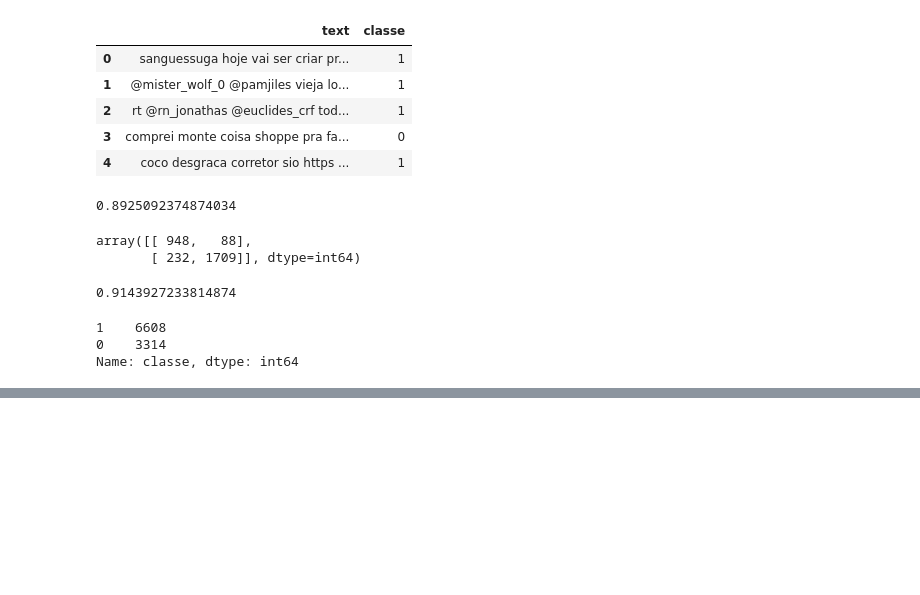
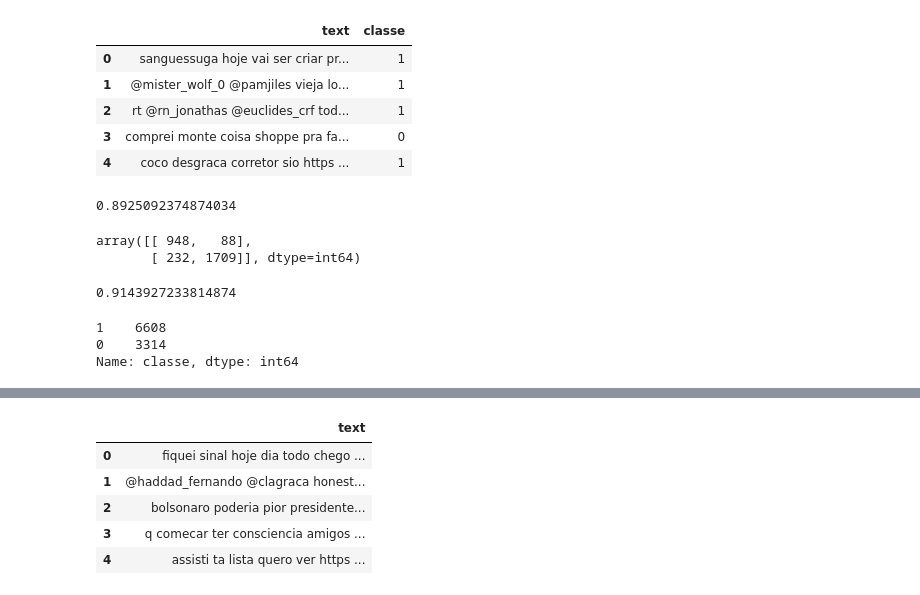
Before and after one commit to Uciolli/IC-Cyberbullying, a Jupyter notebook: primeira_perdicao.ipynb, the cells around one changed output, grey strips where cells are left out. Saved outputs shown, nothing was run; the diff lists cells and outputs as text; code cells hidden in the pictures; blank space fills up the shorter version.

```diff
--- a/primeira_perdicao.ipynb
+++ b/primeira_perdicao.ipynb
@@ -91,0 +108,9 @@ Name: classe, dtype: int64
+# %%
+df_neutro.head()
+# %% [output]
+|  | text |
+| 0 | fiquei sinal hoje dia todo chego ... |
+| 1 | @haddad_fernando @clagraca honest... |
+| 2 | bolsonaro poderia pior presidente... |
+| 3 | q comecar ter consciencia amigos ... |
+| 4 | assisti ta lista quero ver https ... |
```
Also changed, not shown: parts of 18 cells of this notebook.
